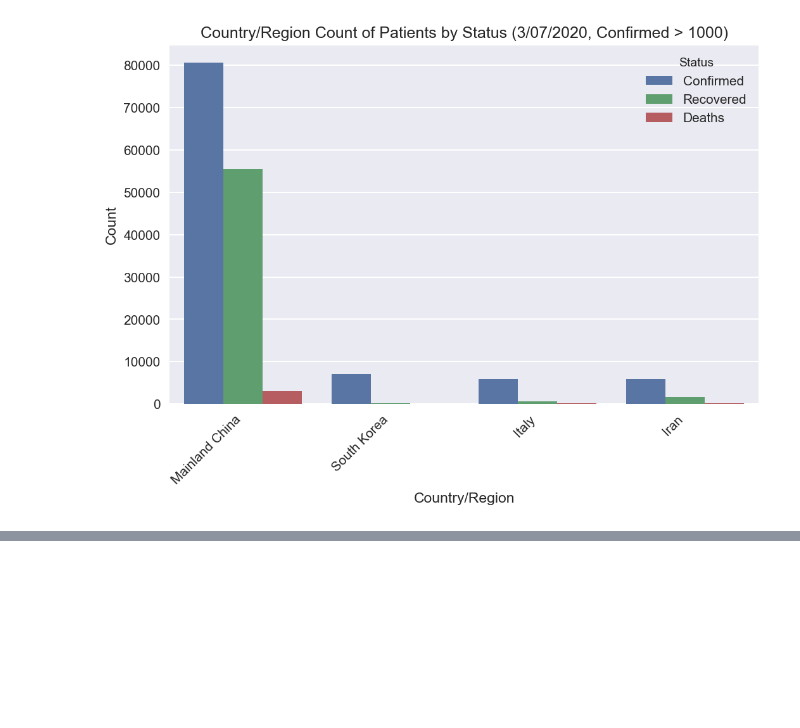
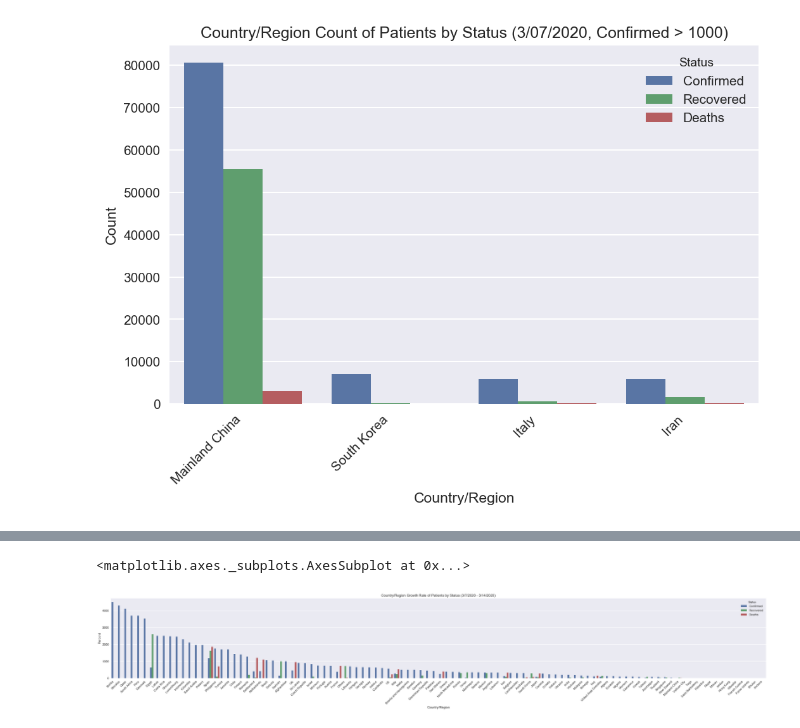
Before and after one commit to IgorBanin/COVID_final, a Jupyter notebook: Patient analysis.ipynb, the cells around one changed output, grey strips where cells are left out. Drawn from its saved outputs; the diff is of its cells as text; code cells hidden in the pictures; blank space fills up the shorter version.

```diff
--- a/Patient analysis.ipynb
+++ b/Patient analysis.ipynb
@@ -153 +147,11 @@ Name: Count, Length: 408, dtype: float64
+# %%
+#creating a dataframe to represent the percent growth rate of the patients in each country from 3/7/2020 to 3/14/2020
+#only includes countries/regions that was in the 3/7/2020 dataframe
+growth = last_week.loc[:, ['Country/Region']].merge(current, left_on='Country/Region', right_on='Country/Region', how='left')
+growth = consolidate(growth)
+growth['Count'] = growth['Count'] / consolidate(last_week)['Count']
+growth['Count'] = (growth['Count'] - 1) * 100
+
+#for simplicity purposes, setting entries with 0 cases on 3/7/2020 and non-existent entries to 0 growth rate
+growth = growth.replace([np.inf, -np.inf], np.nan).fillna(0)
 # %%
@@ -180,0 +195,13 @@ country_plot(less, '3/07/2020, Confirmed <= 1000')
+# %%
+#creating a bar plot for growth rate of patient cases by status between 3/7/2020 and 3/14/2020
+growth = growth.sort_values(by=['Count', 'Country/Region'], ascending=False)
+plt.figure(figsize=(40,5), dpi=200)
+plot = sns.barplot(x='Country/Region', y='Count', data=growth, hue='Status')
+plt.title('Country/Region Growth Rate of Patients by Status (3/7/2020 - 3/14/2020)')
+plt.ylabel('Percent')
+plt.xlabel('Country/Region')
+plot.set_xticklabels(plot.get_xticklabels(), rotation=45, horizontalalignment='right')
+plot
+# %% [output]
+<matplotlib.axes._subplots.AxesSubplot at 0x...>
+[figure, added]
```
Also changed, not shown: parts of 17 cells of this notebook.
